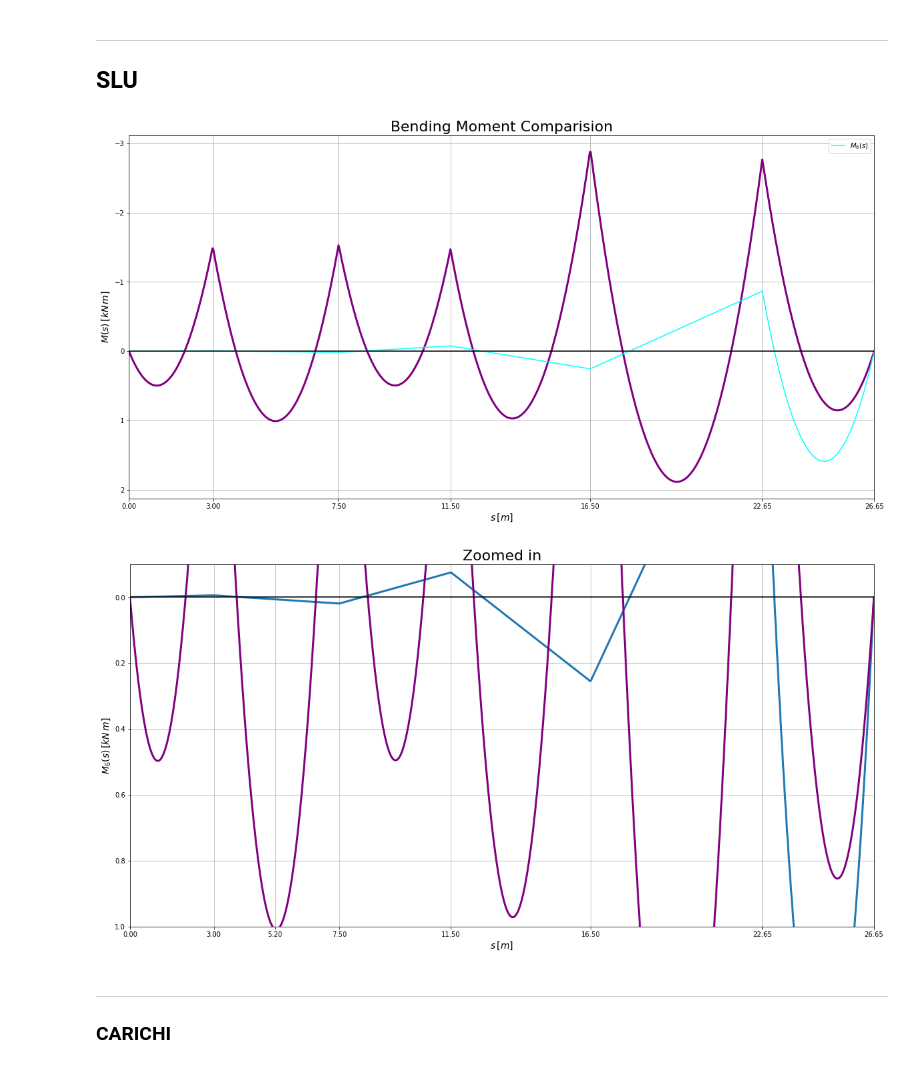
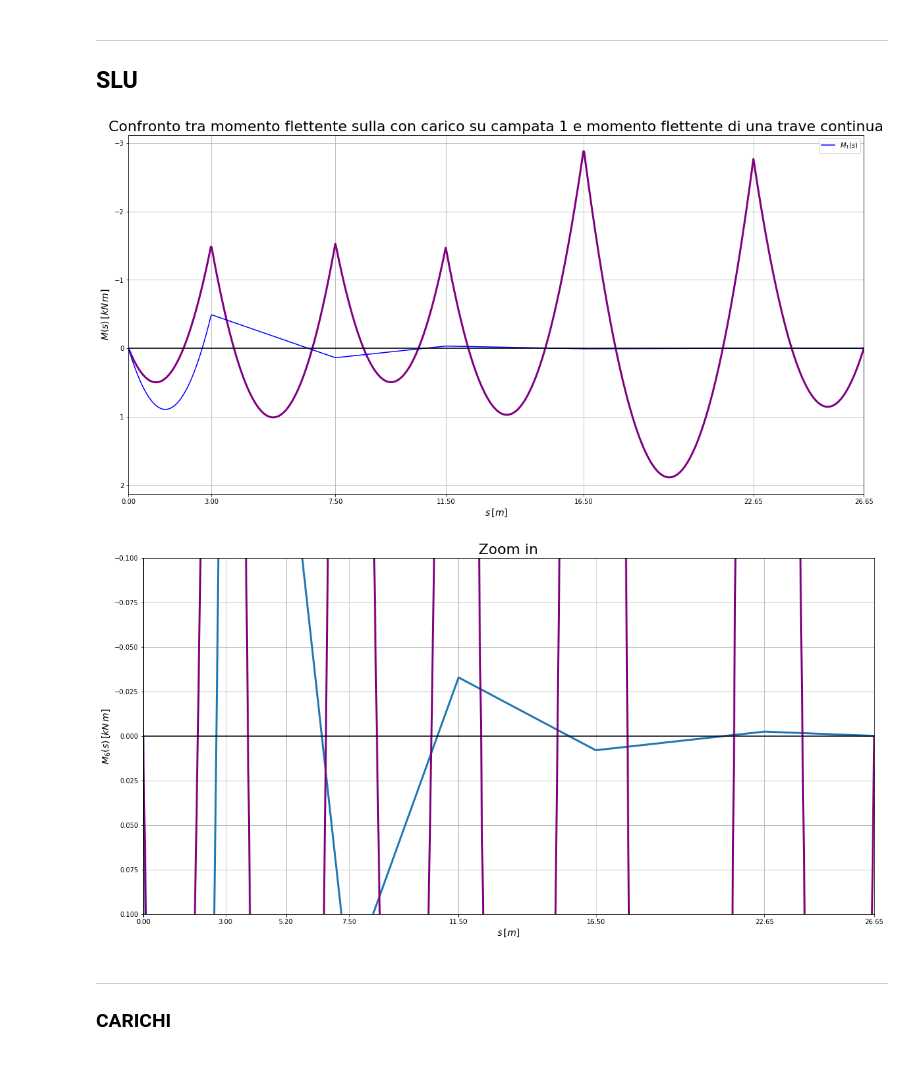
Before and after one commit to akaanzo/structural-safety, a Jupyter notebook: sol_beam.ipynb, the cells around one changed output. Drawn from its saved outputs; the diff is of its cells as text; code cells hidden in the pictures.

```diff
--- a/sol_beam.ipynb
+++ b/sol_beam.ipynb
@@ -436,45 +437,47 @@ plt.figure(figsize=(20,10))
 
 plt.plot(s, M1+M2+M3+M4+M5+M6, color='purple', linewidth='3')
 
-#plt.plot(s, M1, color='blue', label=r'$M_1(s)$')
+plt.plot(s, M1, color='blue', label=r'$M_1(s)$')
 #plt.plot(s, M2, color='red', label=r'$M_2(s)$')
 #plt.plot(s, M3, color='green', label=r'$M_3(s)$')
 #plt.plot(s, M4, color='magenta', label=r'$M_4(s)$')
 #plt.plot(s, M5, color='gray', label=r'$M_5(s)$')
-plt.plot(s, M6, color='cyan', label=r'$M_6(s)$')
+#plt.plot(s, M6, color='cyan', label=r'$M_6(s)$')
 plt.xlim(s.min(), s.max())
 plt.legend()
 plt.gca().invert_yaxis()
 plt.grid()
 plt.xlabel(r'$s\,[m]$', fontsize='14')
 plt.ylabel(r'$M(s)\,[kN\,m]$', fontsize='14')
 plt.xticks([0, 3, 7.5, 11.5, 16.5, 22.65, 26.65])
 plt.axhline(0, color='black')
-plt.title('Bending Moment Comparision', fontsize='22')
+plt.title('Confronto tra momento flettente sulla con carico su campata 1 e momento flettente di una trave continua', fontsize='22')
+plt.savefig('export/img/bendingMomentComp.jpg')
 
 
 
 plt.subplots(1,1, figsize=(20,10))
 ax3 = plt.subplot()
-ax3.plot(s, M6, linewidth='3')
+ax3.plot(s, M1, linewidth='3')
 ax3.set_xlim(0, 3)
-ax3.set_ylim(-.1, 1)
+ax3.set_ylim(-.1, .1)
 plt.plot(s, M1+M2+M3+M4+M5+M6, color='purple', linewidth='3')
 plt.gca().invert_yaxis()
 plt.grid()
 plt.xlabel(r'$s\,[m]$', fontsize='14')
 plt.ylabel(r'$M_6(s)\,[kN\,m]$', fontsize='14')
 plt.xticks([0, 3, 5.2 ,7.5, 11.5, 16.5, 22.65, 26.65])
 ax3.axhline(0, color='black')
-ax3.set_title('Zoomed in', fontsize='22')
+ax3.set_title('Zoom in', fontsize='22')
+plt.savefig('export/img/bendingMomentComp_zoom.jpg')
 plt.show()
 
 
 
 plt.show()
 # %% [output]
-[figure, old version]
+[figure, new version]
-[figure, old version]
+[figure, new version]
 # %% [markdown]
 ---
 ### CARICHI
```
Also changed, not shown: parts of 1 cell of this notebook, 16 other files.
